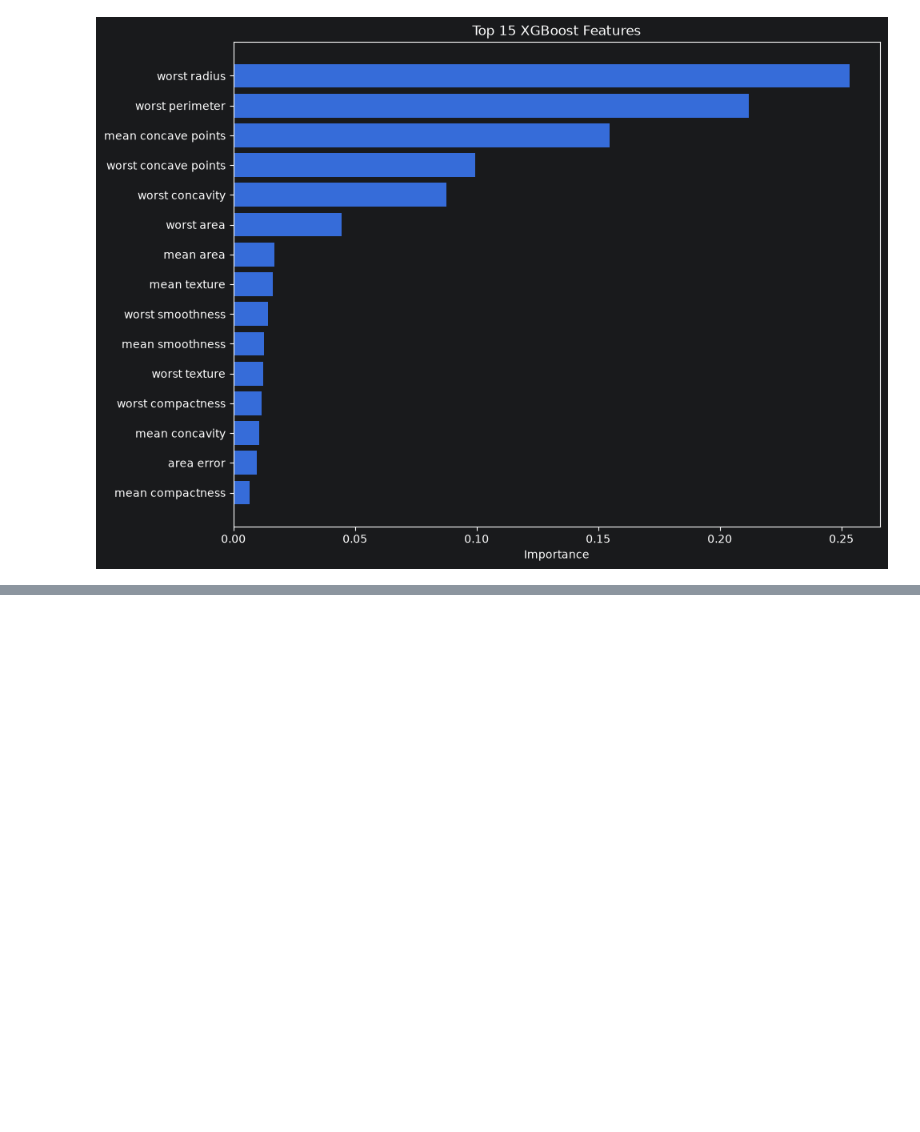
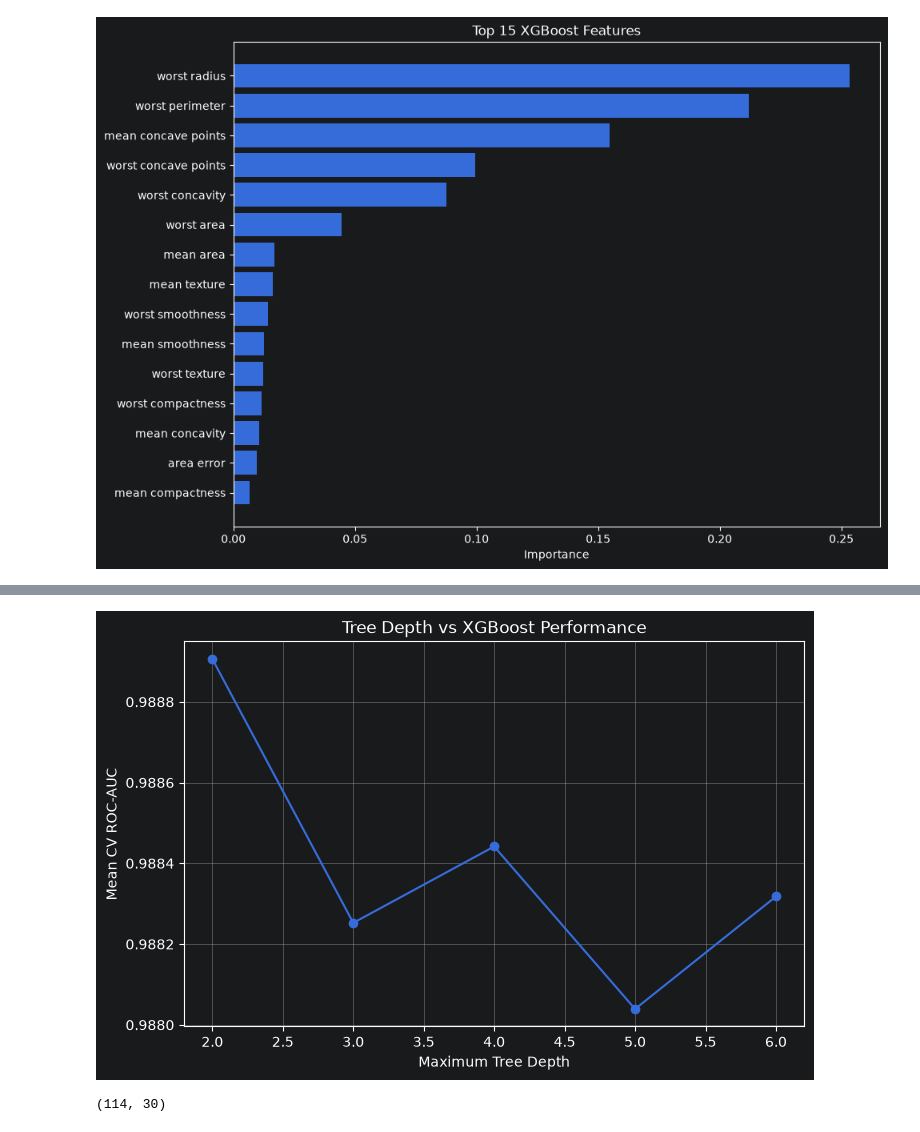
Before and after one commit to MUHAMMADZARYABKHAN-21/new.py, a Jupyter notebook: SCIKIT/Lesson24XGBOOSTProject_RealWorldWorkflow.ipynb, the cells around one changed output, grey strips where cells are left out. Drawn from its saved outputs; the diff is of its cells as text; code cells hidden in the pictures; blank space fills up the shorter version.

```diff
--- a/SCIKIT/Lesson24XGBOOSTProject_RealWorldWorkflow.ipynb
+++ b/SCIKIT/Lesson24XGBOOSTProject_RealWorldWorkflow.ipynb
@@ -442,0 +768,17 @@ plt.show()
+# %%
+cv_results = pd.DataFrame(
+    random_search.cv_results_
+)
+
+cv_results[
+    [
+        "mean_test_score",
+        "std_test_score",
+        "param_max_depth",
+        "param_learning_rate",
+        "param_subsample"
+    ]
+].sort_values(
+    "mean_test_score",
+    ascending=False
+).head(10)
@@ -442,0 +797,28 @@ plt.show()
+# %%
+depth_analysis = (
+    cv_results
+    .groupby("param_max_depth")["mean_test_score"]
+    .mean()
+)
+
+plt.figure(figsize=(8, 5))
+
+plt.plot(
+    depth_analysis.index.astype(int),
+    depth_analysis.values,
+    marker="o"
+)
+
+plt.xlabel("Maximum Tree Depth")
+
+plt.ylabel("Mean CV ROC-AUC")
+
+plt.title(
+    "Tree Depth vs XGBoost Performance"
+)
+
+plt.grid()
+
+plt.show()
+# %% [output]
+[figure, added]
@@ -442,0 +834,10 @@ plt.show()
+# %%
+shap_values = explainer.shap_values(
+    X_test
+)
+
+print(
+    np.array(shap_values).shape
+)
+# %% [output]
+(114, 30)
```
Also changed, not shown: parts of 25 cells of this notebook.
